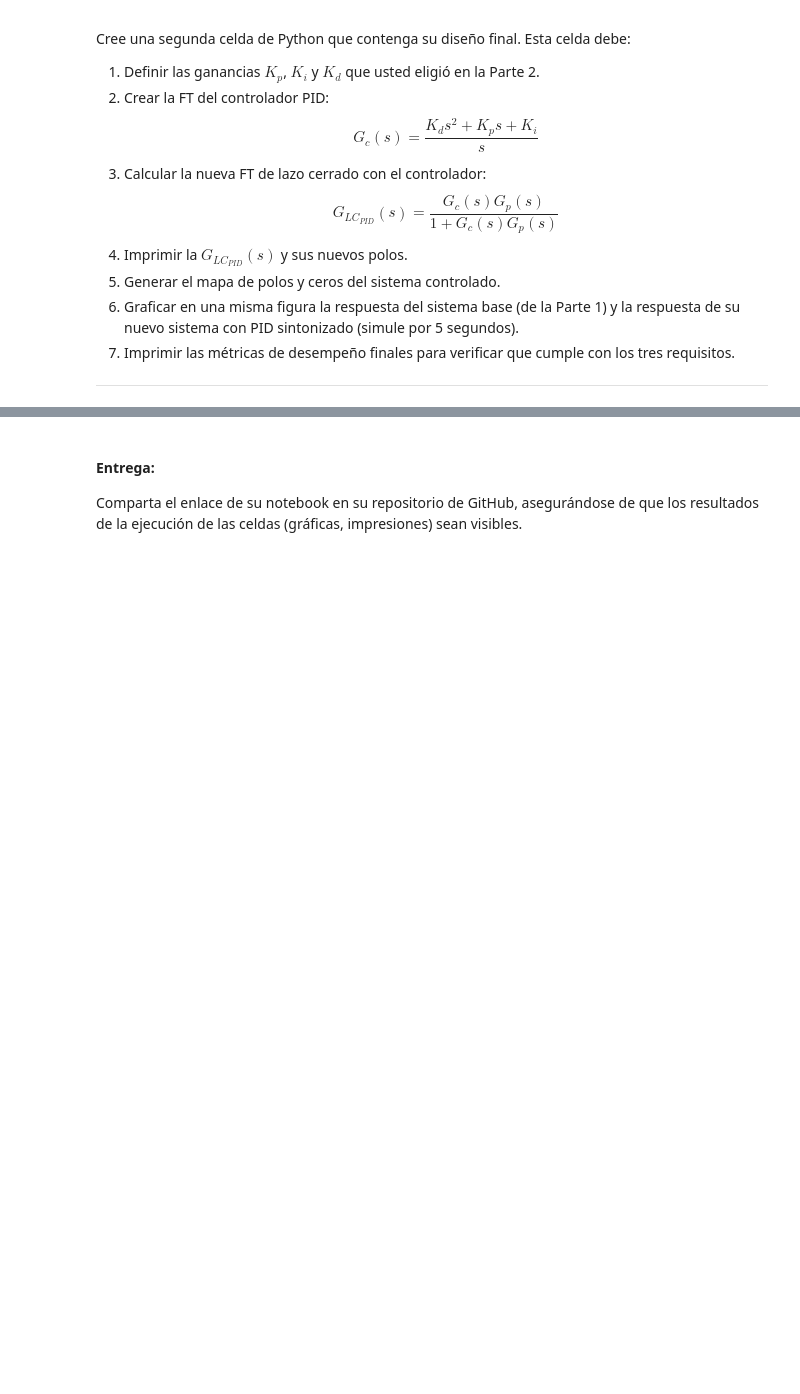
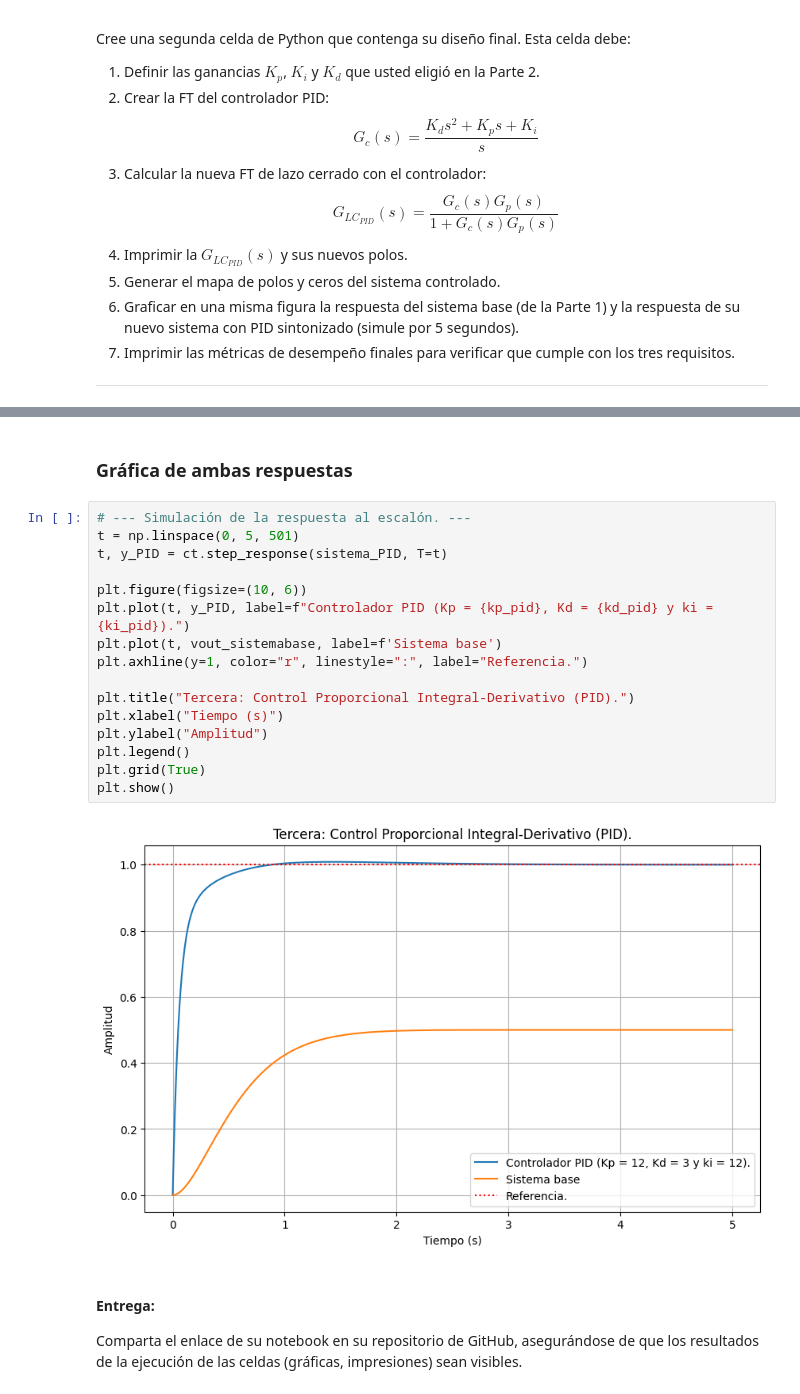
Before and after one commit to MaxGarcia948/control-clasico, a Jupyter notebook: examenes/E_2_Controlador_PID.ipynb, the cells around one changed output, grey strips where cells are left out. Drawn from its saved outputs; the diff is of its cells as text; blank space fills up the shorter version.

```diff
--- a/examenes/E_2_Controlador_PID.ipynb
+++ b/examenes/E_2_Controlador_PID.ipynb
@@ -173,6 +172,26 @@ Métricas de desempeño del sistema con controlador Proporcional Integral-Deriva
   - Tiempo de establecimiento (SettlingTime): 0.60 s
   - Valor final: 1.0000
   - Error en estado estacionario (1 - valor_final): -0.0000
+# %% [markdown]
+### Gráfica de ambas respuestas
+# %%
+# --- Simulación de la respuesta al escalón. ---
+t = np.linspace(0, 5, 501)
+t, y_PID = ct.step_response(sistema_PID, T=t)
+
+plt.figure(figsize=(10, 6))
+plt.plot(t, y_PID, label=f"Controlador PID (Kp = {kp_pid}, Kd = {kd_pid} y ki = {ki_pid}).")
+plt.plot(t, vout_sistemabase, label=f'Sistema base')
+plt.axhline(y=1, color="r", linestyle=":", label="Referencia.")
+
+plt.title("Tercera: Control Proporcional Integral-Derivativo (PID).")
+plt.xlabel("Tiempo (s)")
+plt.ylabel("Amplitud")
+plt.legend()
+plt.grid(True)
+plt.show()
+# %% [output]
+[figure, added]
 # %% [markdown]
 
 #### Entrega:
```
Also changed, not shown: parts of 3 cells of this notebook.
